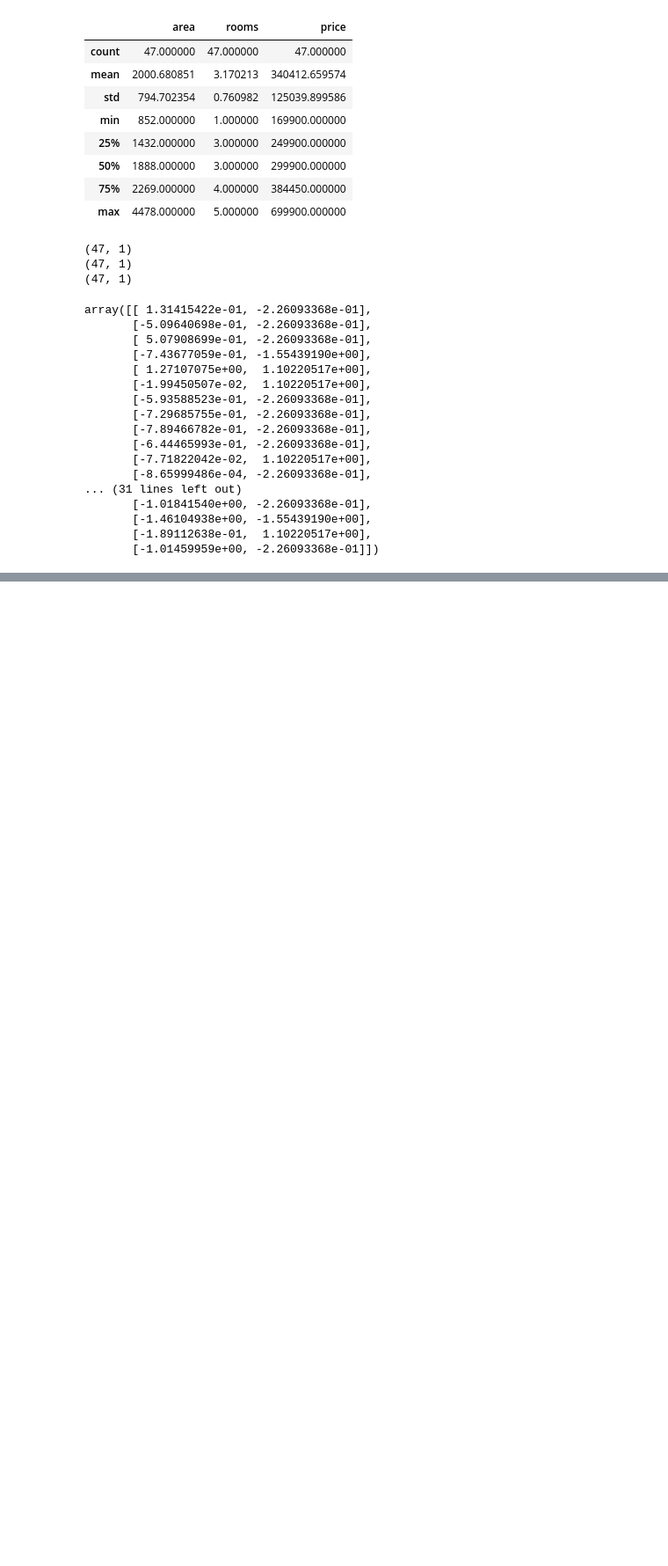
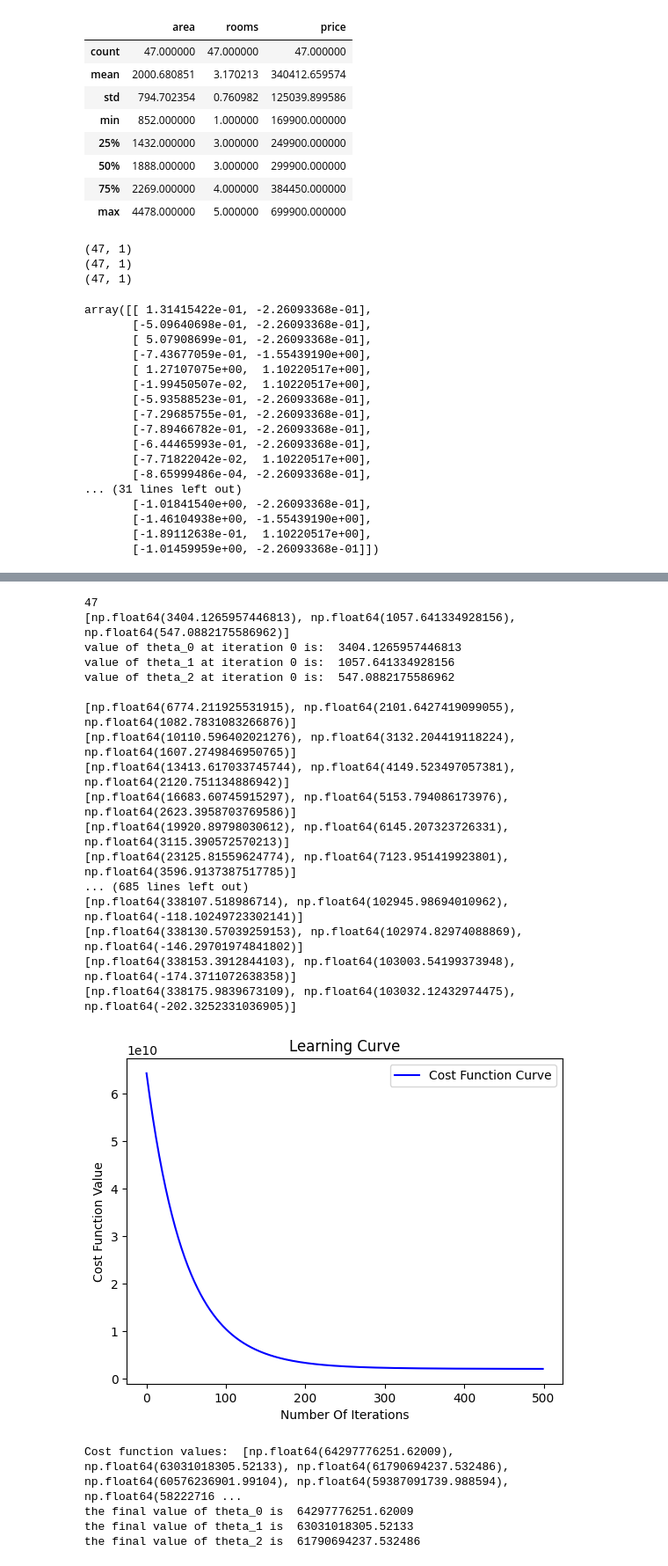
Before and after one commit to JahnviAghera/ML, a Jupyter notebook: exp3.ipynb, the cells around one changed output, grey strips where cells are left out. Shown at 88% size. Cells and saved outputs as stored; diff of their text form; code cells hidden in the pictures; blank space fills up the shorter version.

```diff
--- a/exp3.ipynb
+++ b/exp3.ipynb
@@ -74,5 +74,4 @@ array([[ 1.31415422e-01, -2.26093368e-01],
        [-1.89112638e-01,  1.10220517e+00],
        [-1.01459959e+00, -2.26093368e-01]])
 # %%
-theta_array = np.zeros((3,1))
-print(theta_array)
+theta2=np.zeros((3,1))
@@ -119,0 +104,12 @@ plt.show()
+# %%
+#initialize regularization parameters
+# initializing values of thetas
+theta_0 = 0  # bias
+theta_1 = 0  # weight of 1st feature
+theta_2 = 0 # weight of 2nd feature
+
+# defining a learning rate
+alpha = 0.01
+
+# Setting the number of iterations
+iters = 500
@@ -119,0 +119,23 @@ plt.show()
+# %%
+#update the values of theta by gradient descent
+def improvise_thetas(theta_array, X1,X2, Y, alpha, m):
+    ''' This function updates the values of theta_0 and theta_1 and returns an array containing
+            the updated theta values. This is where gradient descent takes place '''
+
+    # initializing summations to zero
+    summation_0 = 0
+    summation_1 = 0
+    summation_2 = 0
+    for i in range(m):        # finding the value of summations and finally the value of
+        summation_0 += (theta_array[0] + theta_array[1]*X1[i]+theta_array[2]*X2[i]) - Y[i]
+
+        summation_1 += X1[i]*((theta_array[0] + theta_array[1]*X1[i]+theta_array[2]*X2[i])-Y[i])
+        summation_2 += X2[i]*((theta_array[0] + theta_array[1]*X1[i]+theta_array[2]*X2[i])-Y[i])
+
+    new_theta_0 = theta_array[0] - alpha * (summation_0) / m
+    new_theta_1 = theta_array[1] - alpha * (summation_1) / m
+    new_theta_2 = theta_array[2] - alpha * (summation_2) / m
+
+    updated_theta_array = [new_theta_0, new_theta_1,new_theta_2]
+    print(updated_theta_array)
+    return updated_theta_array
@@ -119,0 +189,29 @@ plt.show()
+# %%
+cost_value, theta_array = training(x2_norm[:,0], x2_norm[:,1], y2.flatten(), alpha, iters)
+
+print("the final value of theta_0 is ", theta_array[0])
+print("the final value of theta_1 is ", theta_array[1])
+print("the final value of theta_2 is ", theta_array[2])
+# %% [output]
+47
+[np.float64(3404.1265957446813), np.float64(1057.641334928156), np.float64(547.0882175586962)]
+value of theta_0 at iteration 0 is:  3404.1265957446813
+value of theta_1 at iteration 0 is:  1057.641334928156
+value of theta_2 at iteration 0 is:  547.0882175586962
+
+[np.float64(6774.211925531915), np.float64(2101.6427419099055), np.float64(1082.7831083266876)]
+[np.float64(10110.596402021276), np.float64(3132.204419118224), np.float64(1607.2749846950765)]
+[np.float64(13413.617033745744), np.float64(4149.523497057381), np.float64(2120.751134886942)]
+[np.float64(16683.60745915297), np.float64(5153.794086173976), np.float64(2623.3958703769586)]
+[np.float64(19920.89798030612), np.float64(6145.207323726331), np.float64(3115.390572570213)]
+[np.float64(23125.81559624774), np.float64(7123.951419923801), np.float64(3596.9137387517785)]
+... (685 lines left out)
+[np.float64(338107.518986714), np.float64(102945.98694010962), np.float64(-118.10249723302141)]
+[np.float64(338130.57039259153), np.float64(102974.82974088869), np.float64(-146.29701974841802)]
+[np.float64(338153.3912844103), np.float64(103003.54199373948), np.float64(-174.3711072638358)]
+[np.float64(338175.9839673109), np.float64(103032.12432974475), np.float64(-202.3252331036905)]
+[figure, added]
+Cost function values:  [np.float64(64297776251.62009), np.float64(63031018305.52133), np.float64(61790694237.532486), np.float64(60576236901.99104), np.float64(59387091739.988594), np.float64(58222716 ...
+the final value of theta_0 is  64297776251.62009
+the final value of theta_1 is  63031018305.52133
+the final value of theta_2 is  61790694237.532486
```
Also changed, not shown: parts of 10 cells of this notebook.
